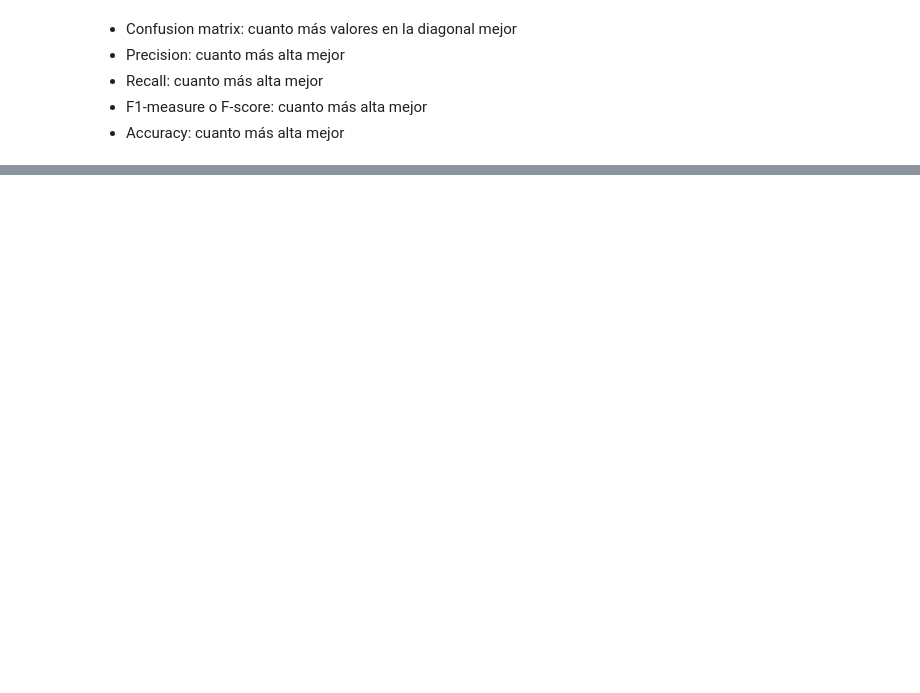
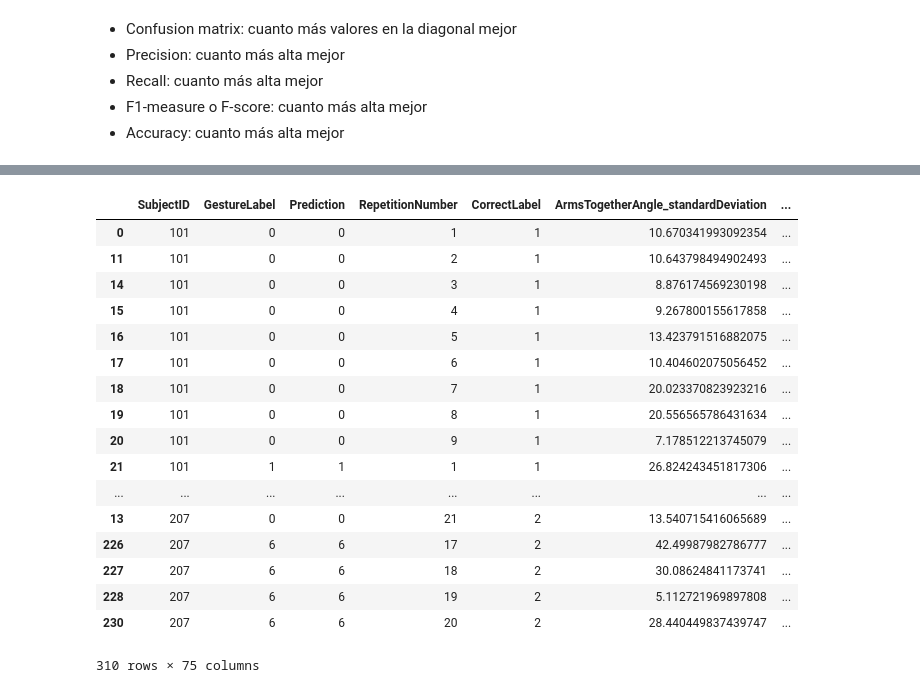
Before and after one commit to nmartinser/Telerehabilitation, a Jupyter notebook: notebooks/modelos_ejerccicio.ipynb, the cells around one changed output, grey strips where cells are left out. Saved outputs shown, nothing was run; the diff lists cells and outputs as text; code cells hidden in the pictures; blank space fills up the shorter version.

```diff
--- a/notebooks/modelos_ejerccicio.ipynb
+++ b/notebooks/modelos_ejerccicio.ipynb
@@ -103,0 +108,35 @@ weighted avg       0.92      0.90      0.91        93
+# %%
+df_X = df.drop(['GestureLabel'], axis = 1)
+df['Prediction'] = knn.predict(df_X)
+# %%
+# Insertar las nuevas columnas en las posiciones deseadas
+df.insert(2, 'Prediction', df.pop('Prediction'))
+
+# Ordenar el DataFrame
+df['RepetitionNumber'] = df['RepetitionNumber'].astype(int)
+df_sorted = df.sort_values(by=['SubjectID', 'GestureLabel', 'RepetitionNumber'])
+
+# Ajustar la configuración de pandas para mostrar todas las filas
+pd.set_option('display.max_rows', None)
+
+# Mostrar todas las filas del DataFrame
+df_sorted
+# %% [output]
+|  | SubjectID | GestureLabel | Prediction | RepetitionNumber | CorrectLabel | ArmsTogetherAngle_standardDeviation | ... |
+| 0 | 101 | 0 | 0 | 1 | 1 | 10.670341993092354 | ... |
+| 11 | 101 | 0 | 0 | 2 | 1 | 10.643798494902493 | ... |
+| 14 | 101 | 0 | 0 | 3 | 1 | 8.876174569230198 | ... |
+| 15 | 101 | 0 | 0 | 4 | 1 | 9.267800155617858 | ... |
+| 16 | 101 | 0 | 0 | 5 | 1 | 13.423791516882075 | ... |
+| 17 | 101 | 0 | 0 | 6 | 1 | 10.404602075056452 | ... |
+| 18 | 101 | 0 | 0 | 7 | 1 | 20.023370823923216 | ... |
+| 19 | 101 | 0 | 0 | 8 | 1 | 20.556565786431634 | ... |
+| 20 | 101 | 0 | 0 | 9 | 1 | 7.178512213745079 | ... |
+| 21 | 101 | 1 | 1 | 1 | 1 | 26.824243451817306 | ... |
+| ... | ... | ... | ... | ... | ... | ... | ... |
+| 13 | 207 | 0 | 0 | 21 | 2 | 13.540715416065689 | ... |
+| 226 | 207 | 6 | 6 | 17 | 2 | 42.49987982786777 | ... |
+| 227 | 207 | 6 | 6 | 18 | 2 | 30.08624841173741 | ... |
+| 228 | 207 | 6 | 6 | 19 | 2 | 5.112721969897808 | ... |
+| 230 | 207 | 6 | 6 | 20 | 2 | 28.440449837439747 | ... |
+310 rows × 75 columns
```
Also changed, not shown: parts of 15 cells of this notebook, 1 other file.
